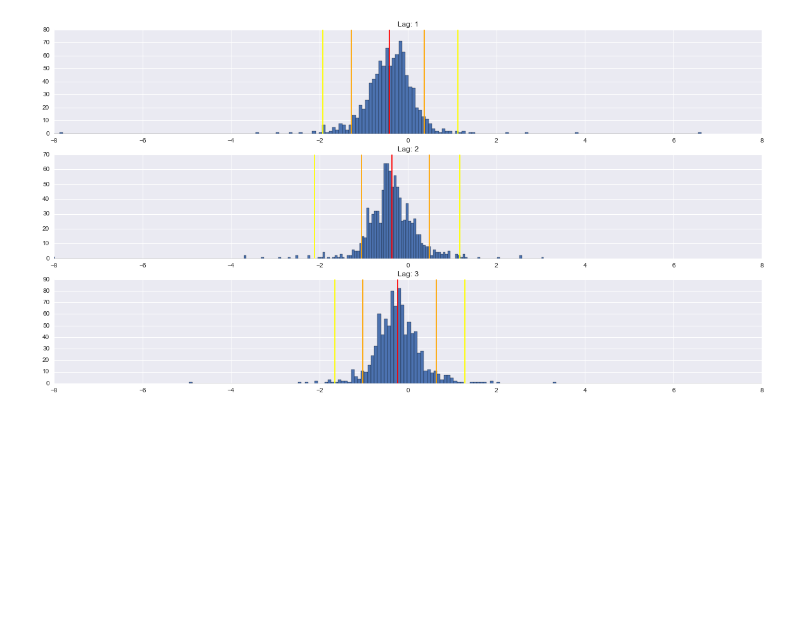
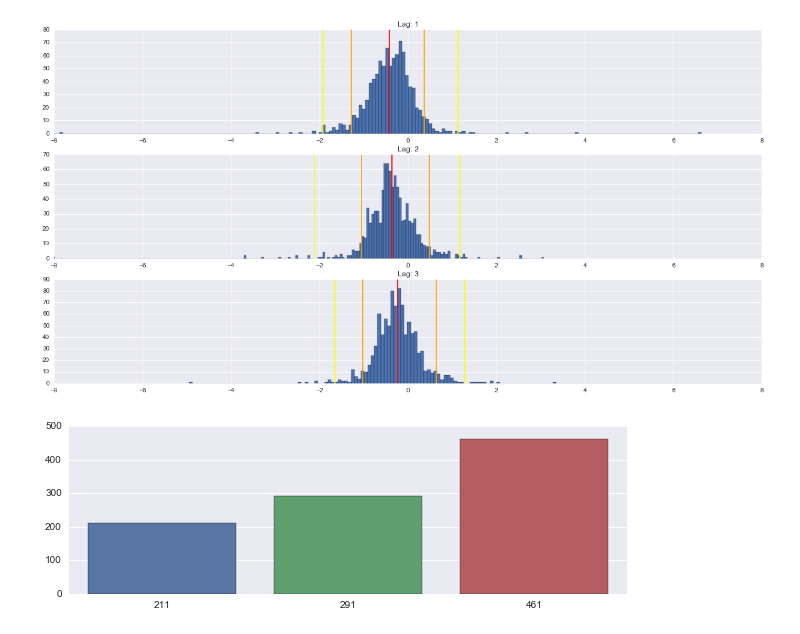
Before and after one commit to feliuserra/Luminosity, a Jupyter notebook: notebooks/model-vector_autoregression.ipynb, the cells around one changed output. Drawn from its saved outputs; the diff is of its cells as text; code cells hidden in the pictures; blank space fills up the shorter version.

```diff
--- a/notebooks/model-vector_autoregression.ipynb
+++ b/notebooks/model-vector_autoregression.ipynb
@@ -119,3 +132,10 @@ el2   -0.3680
 el3   -0.2291
 dtype: float64
 [figure]
+# %%
+win_counts = filtered_results.apply(lambda r: r.argmax(), axis=1).value_counts()
+plt.figure(figsize=(10,3))
+sns.barplot(x=win_counts.index, y=win_counts.index, data=win_counts)
+plt.show()
+# %% [output]
+[figure, added]
```
Also changed, not shown: parts of 1 cell of this notebook.
